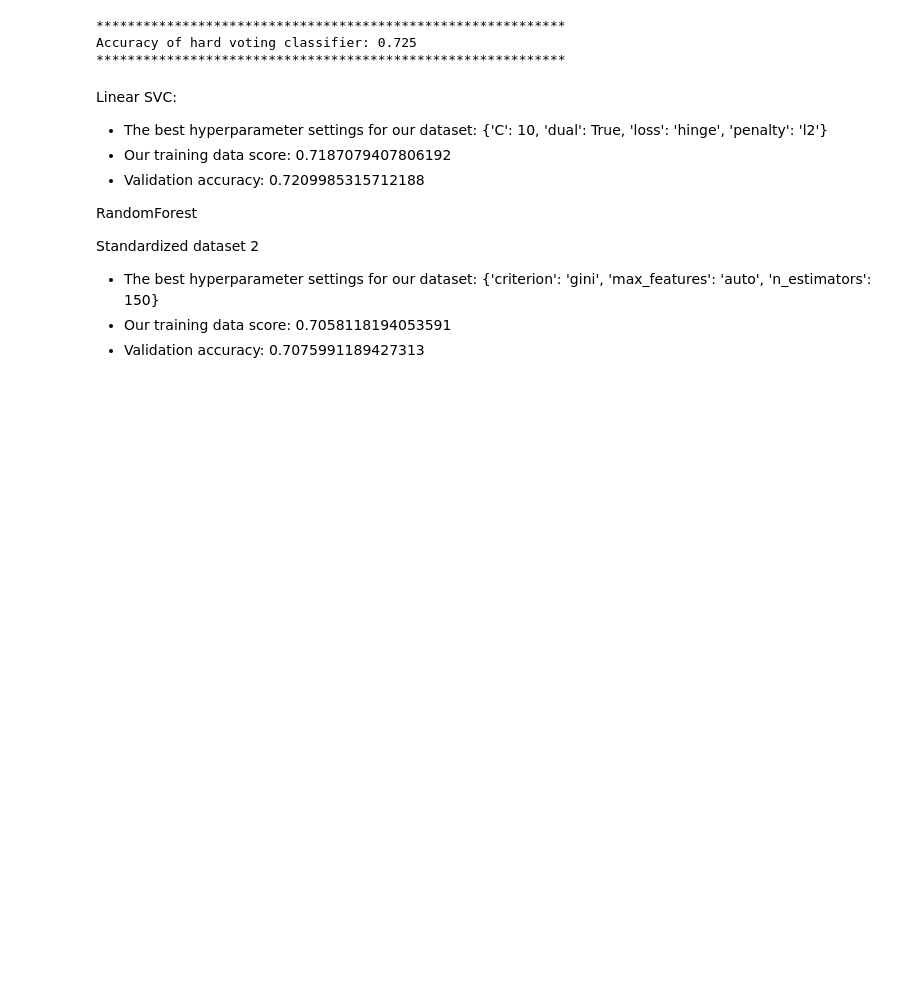
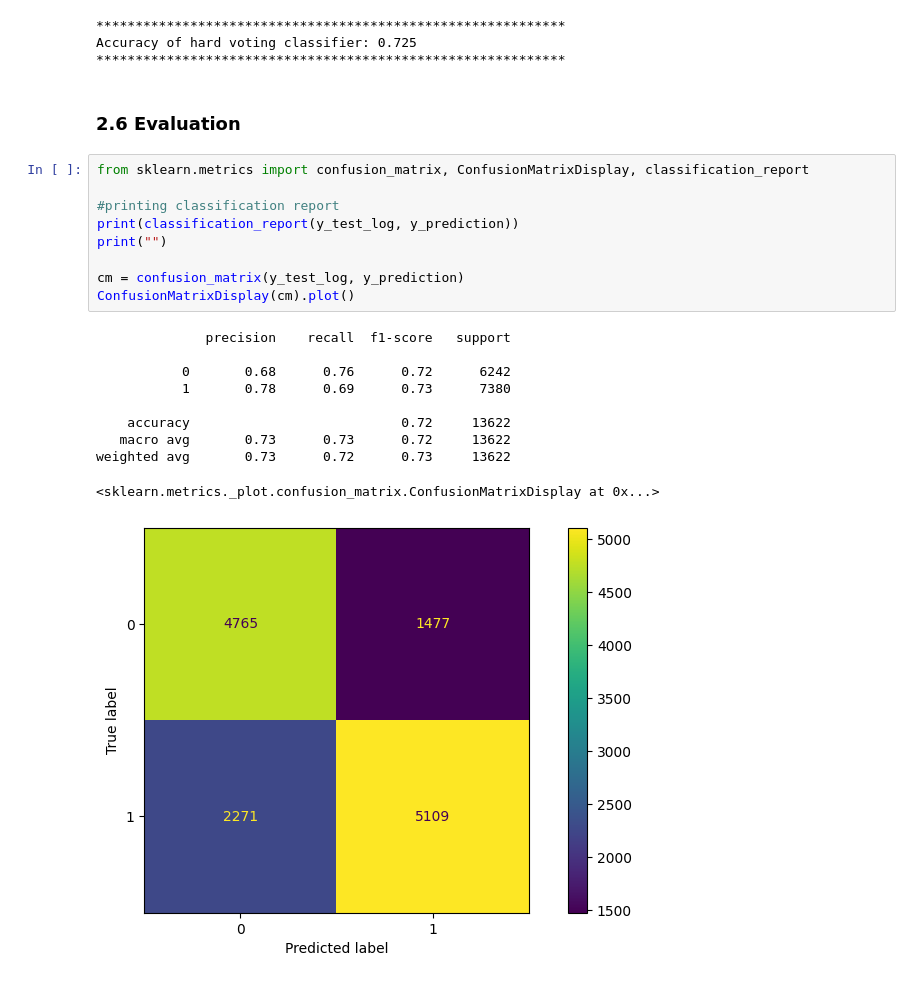
Before and after one commit to SauronGunnars/Machine-learning-Sara-Gunnars, a Jupyter notebook: Lab/disease_prediction.ipynb, the cells around one changed output. Saved outputs shown, nothing was run; the diff lists cells and outputs as text; blank space fills up the shorter version.

```diff
--- a/Lab/disease_prediction.ipynb
+++ b/Lab/disease_prediction.ipynb
@@ -1041,17 +1043,25 @@ print("*" * 60)
 ************************************************************
 Accuracy of hard voting classifier: 0.725
 ************************************************************
-# %% [markdown]
-Linear SVC:
-
-- The best hyperparameter settings for our dataset: {'C': 10, 'dual': True, 'loss': 'hinge', 'penalty': 'l2'}
--  Our training data score: 0.7187079407806192
-- Validation accuracy: 0.7209985315712188
-
-RandomForest
-
-Standardized dataset 2
-
-- The best hyperparameter settings for our dataset: {'criterion': 'gini', 'max_features': 'auto', 'n_estimators': 150}
-- Our training data score: 0.7058118194053591
-- Validation accuracy: 0.7075991189427313
+# %% [markdown]
+### 2.6 Evaluation
+# %%
+from sklearn.metrics import confusion_matrix, ConfusionMatrixDisplay, classification_report
+
+#printing classification report
+print(classification_report(y_test_log, y_prediction))
+print("")
+
+cm = confusion_matrix(y_test_log, y_prediction)
+ConfusionMatrixDisplay(cm).plot()
+# %% [output]
+              precision    recall  f1-score   support
+
+           0       0.68      0.76      0.72      6242
+           1       0.78      0.69      0.73      7380
+
+    accuracy                           0.72     13622
+   macro avg       0.73      0.73      0.72     13622
+weighted avg       0.73      0.72      0.73     13622
+<sklearn.metrics._plot.confusion_matrix.ConfusionMatrixDisplay at 0x...>
+[figure, added]
```
Also changed, not shown: parts of 2 cells of this notebook.
